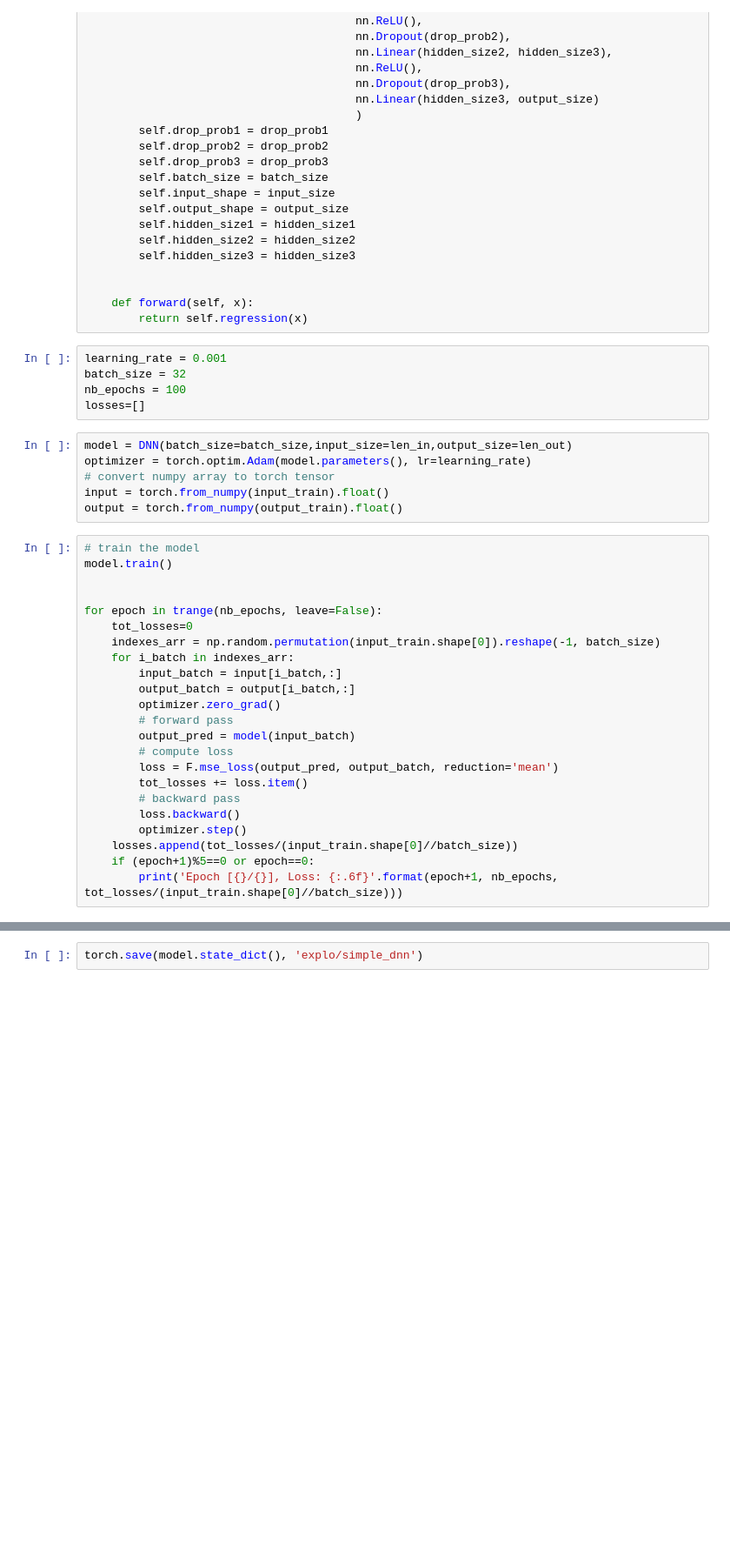
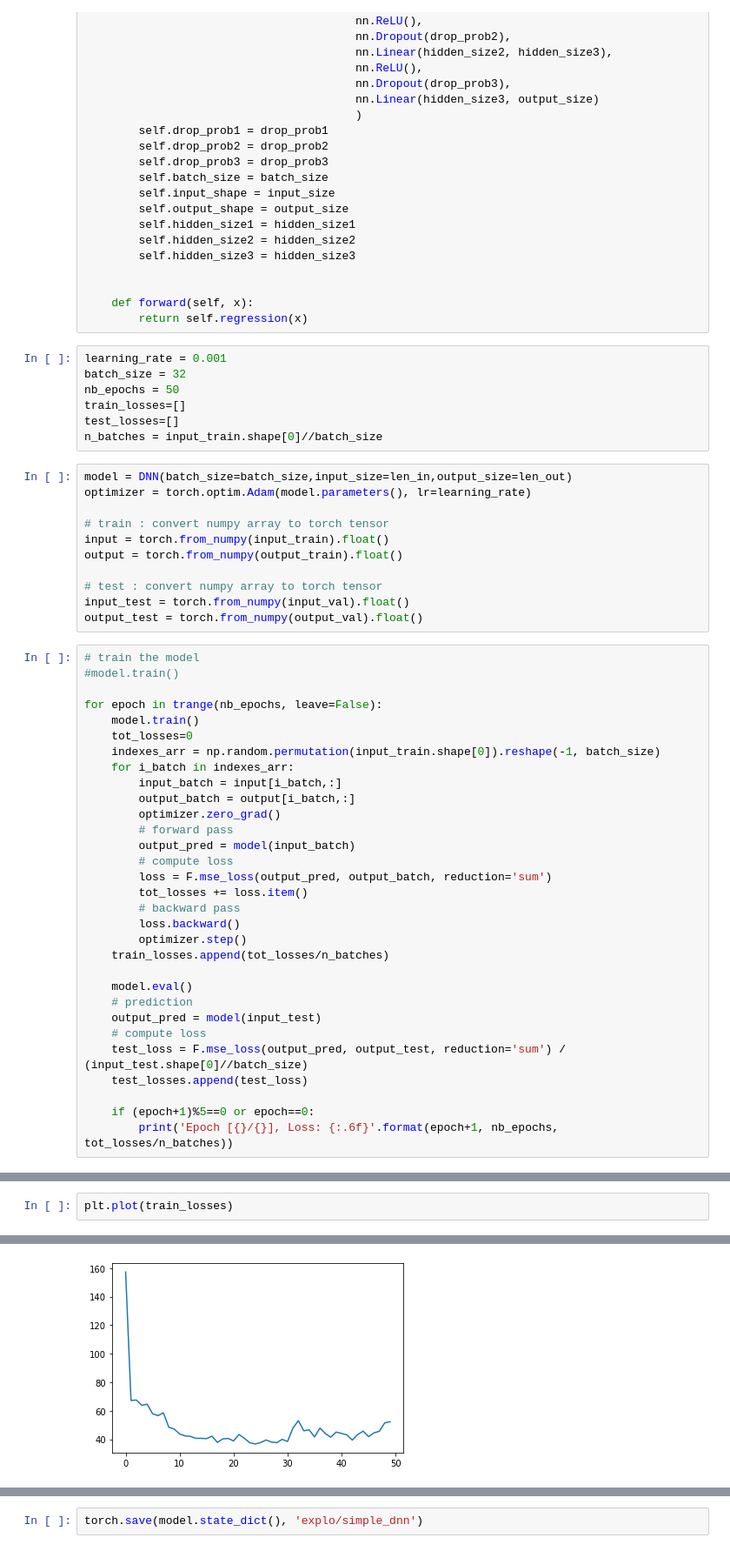
Before and after one commit to AdrienBq/Turbulence, a Jupyter notebook: explo/simple_dnn.ipynb, the cells around one changed output, grey strips where cells are left out. Shown: that part at 87% size. Cells and saved outputs as stored; diff of their text form; blank space fills up the shorter version.

```diff
--- a/explo/simple_dnn.ipynb
+++ b/explo/simple_dnn.ipynb
@@ -96,20 +96,27 @@ class DNN(nn.Module):
 # %%
 learning_rate = 0.001
 batch_size = 32
-nb_epochs = 100
-losses=[]
+nb_epochs = 50
+train_losses=[]
+test_losses=[]
+n_batches = input_train.shape[0]//batch_size
 # %%
 model = DNN(batch_size=batch_size,input_size=len_in,output_size=len_out)
 optimizer = torch.optim.Adam(model.parameters(), lr=learning_rate)
-# convert numpy array to torch tensor
+
+# train : convert numpy array to torch tensor
 input = torch.from_numpy(input_train).float()
 output = torch.from_numpy(output_train).float()
+
+# test : convert numpy array to torch tensor
+input_test = torch.from_numpy(input_val).float()
+output_test = torch.from_numpy(output_val).float()
 # %%
 # train the model
-model.train()
-
+#model.train()
 
 for epoch in trange(nb_epochs, leave=False):
+    model.train()
     tot_losses=0
     indexes_arr = np.random.permutation(input_train.shape[0]).reshape(-1, batch_size)
     for i_batch in indexes_arr:
@@ -119,12 +126,20 @@ for epoch in trange(nb_epochs, leave=False):
         # forward pass
         output_pred = model(input_batch)
         # compute loss
-        loss = F.mse_loss(output_pred, output_batch, reduction='mean')
+        loss = F.mse_loss(output_pred, output_batch, reduction='sum')
         tot_losses += loss.item()
         # backward pass
         loss.backward()
         optimizer.step()
-    losses.append(tot_losses/(input_train.shape[0]//batch_size))
+    train_losses.append(tot_losses/n_batches)
+
+    model.eval()
+    # prediction
+    output_pred = model(input_test)
+    # compute loss
+    test_loss = F.mse_loss(output_pred, output_test, reduction='sum') / (input_test.shape[0]//batch_size)
+    test_losses.append(test_loss)
+
     if (epoch+1)%5==0 or epoch==0:
-        print('Epoch [{}/{}], Loss: {:.6f}'.format(epoch+1, nb_epochs, tot_losses/(input_train.shape[0]//batch_size)))
+        print('Epoch [{}/{}], Loss: {:.6f}'.format(epoch+1, nb_epochs, tot_losses/n_batches))
 # %% [output]
@@ -141,0 +156,3 @@ KeyboardInterrupt:
+# %%
+plt.plot(train_losses)
+# %% [output]
@@ -141,0 +160 @@ KeyboardInterrupt:
+[figure, added]
```
Also changed, not shown: parts of 18 cells of this notebook, 2 other files.
